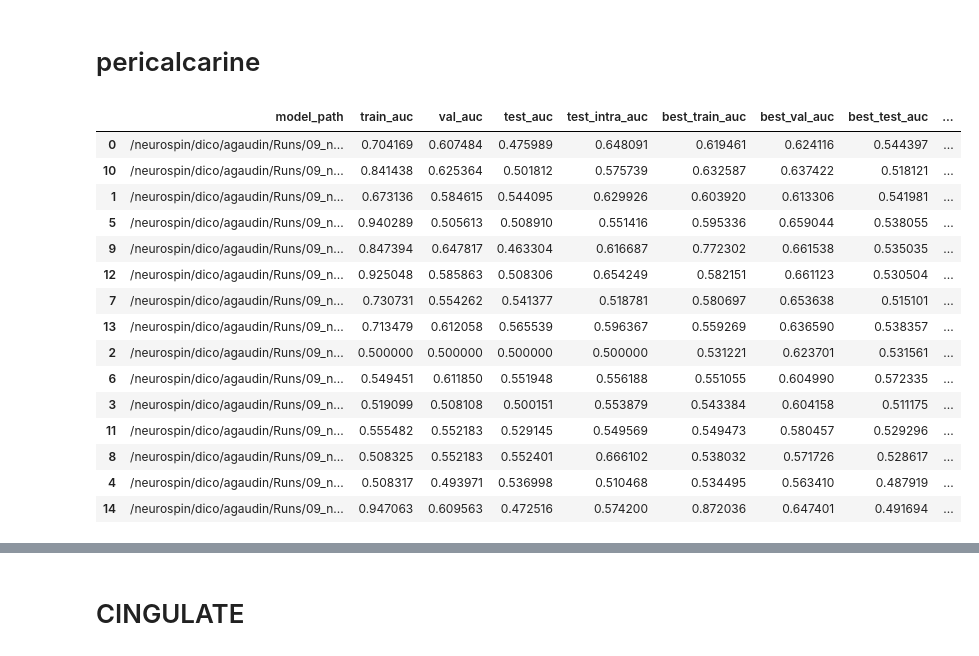
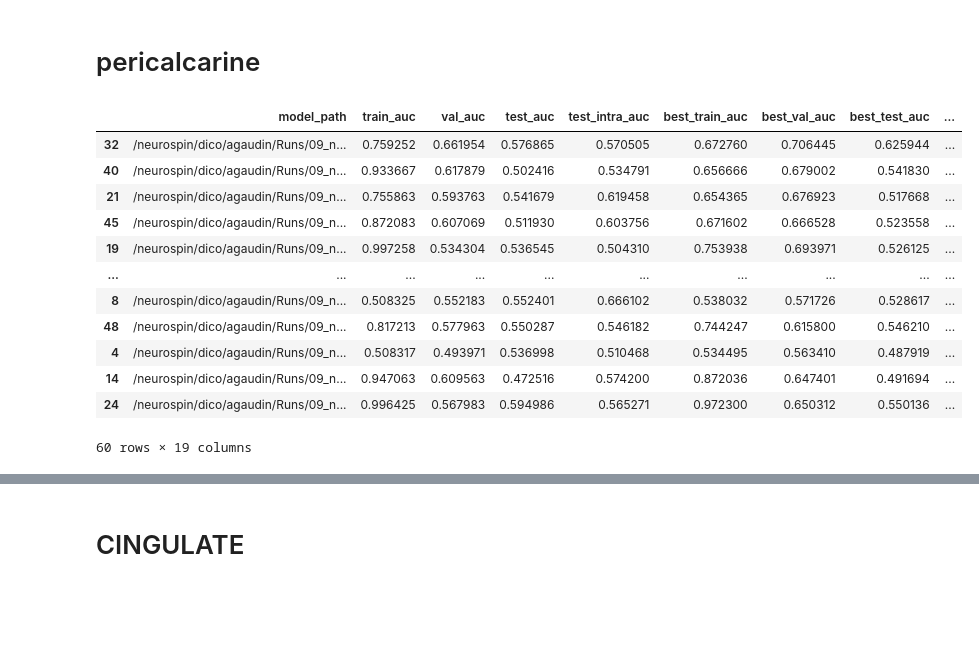
Before and after one commit to neurospin-projects/2023_agaudin_jchavas_folding_supervised, a Jupyter notebook: contrastive/notebooks/wandb_grid_searches/region_comparison.ipynb, the cells around one changed output, grey strips where cells are left out. Drawn from its saved outputs; the diff is of its cells as text; code cells hidden in the pictures; blank space fills up the shorter version.

Commit message:
Grid search

```diff
--- a/contrastive/notebooks/wandb_grid_searches/region_comparison.ipynb
+++ b/contrastive/notebooks/wandb_grid_searches/region_comparison.ipynb
@@ -3,3 +3,5 @@ import numpy as np
 import pandas as pd
 import matplotlib.pyplot as plt
 import seaborn as sns
+
+pd.set_option('display.max_rows', 20)
@@ -151,30 +161,22 @@ sns.histplot(bdd_sts, x='min_best_perf')
 # %% [markdown]
 # pericalcarine
 # %%
-bdd_pc = pd.read_csv("/neurospin/dico/agaudin/Runs/09_new_repo/Output/grid_searches/step2/pericalcarine/bdd_pericalcarine_both.csv", index_col=0)
+bdd_pc = pd.read_csv("/neurospin/dico/agaudin/Runs/09_new_repo/Output/grid_searches/step2/pericalcarine/bdd_pericalcarine.csv", index_col=0)
 
-bdd_pc['best_crit'] = gs_crit_full(bdd_pc)
-bdd_pc['min_best_perf'] = bdd_pc[['best_train_auc', 'best_val_auc', 'best_test_intra_auc', 'best_test_auc']].apply(min, axis=1)
-bdd_pc['min_best_intra'] = bdd_pc[['best_train_auc', 'best_val_auc', 'best_test_intra_auc']].apply(min, axis=1)
-
-# sort by criterion
-bdd_pc.sort_values(by='best_crit', inplace=True)
+preprocess_bdd(bdd_pc)
 
 bdd_pc
 # %% [output]
 |  | model_path | train_auc | val_auc | test_auc | test_intra_auc | best_train_auc | best_val_auc | best_test_auc | ... |
-| 0 | /neurospin/dico/agaudin/Runs/09_n... | 0.704169 | 0.607484 | 0.475989 | 0.648091 | 0.619461 | 0.624116 | 0.544397 | ... |
-| 10 | /neurospin/dico/agaudin/Runs/09_n... | 0.841438 | 0.625364 | 0.501812 | 0.575739 | 0.632587 | 0.637422 | 0.518121 | ... |
-| 1 | /neurospin/dico/agaudin/Runs/09_n... | 0.673136 | 0.584615 | 0.544095 | 0.629926 | 0.603920 | 0.613306 | 0.541981 | ... |
-| 5 | /neurospin/dico/agaudin/Runs/09_n... | 0.940289 | 0.505613 | 0.508910 | 0.551416 | 0.595336 | 0.659044 | 0.538055 | ... |
-| 9 | /neurospin/dico/agaudin/Runs/09_n... | 0.847394 | 0.647817 | 0.463304 | 0.616687 | 0.772302 | 0.661538 | 0.535035 | ... |
-| 12 | /neurospin/dico/agaudin/Runs/09_n... | 0.925048 | 0.585863 | 0.508306 | 0.654249 | 0.582151 | 0.661123 | 0.530504 | ... |
-| 7 | /neurospin/dico/agaudin/Runs/09_n... | 0.730731 | 0.554262 | 0.541377 | 0.518781 | 0.580697 | 0.653638 | 0.515101 | ... |
-| 13 | /neurospin/dico/agaudin/Runs/09_n... | 0.713479 | 0.612058 | 0.565539 | 0.596367 | 0.559269 | 0.636590 | 0.538357 | ... |
-| 2 | /neurospin/dico/agaudin/Runs/09_n... | 0.500000 | 0.500000 | 0.500000 | 0.500000 | 0.531221 | 0.623701 | 0.531561 | ... |
-| 6 | /neurospin/dico/agaudin/Runs/09_n... | 0.549451 | 0.611850 | 0.551948 | 0.556188 | 0.551055 | 0.604990 | 0.572335 | ... |
-| 3 | /neurospin/dico/agaudin/Runs/09_n... | 0.519099 | 0.508108 | 0.500151 | 0.553879 | 0.543384 | 0.604158 | 0.511175 | ... |
-| 11 | /neurospin/dico/agaudin/Runs/09_n... | 0.555482 | 0.552183 | 0.529145 | 0.549569 | 0.549473 | 0.580457 | 0.529296 | ... |
+| 32 | /neurospin/dico/agaudin/Runs/09_n... | 0.759252 | 0.661954 | 0.576865 | 0.570505 | 0.672760 | 0.706445 | 0.625944 | ... |
+| 40 | /neurospin/dico/agaudin/Runs/09_n... | 0.933667 | 0.617879 | 0.502416 | 0.534791 | 0.656666 | 0.679002 | 0.541830 | ... |
+| 21 | /neurospin/dico/agaudin/Runs/09_n... | 0.755863 | 0.593763 | 0.541679 | 0.619458 | 0.654365 | 0.676923 | 0.517668 | ... |
+| 45 | /neurospin/dico/agaudin/Runs/09_n... | 0.872083 | 0.607069 | 0.511930 | 0.603756 | 0.671602 | 0.666528 | 0.523558 | ... |
+| 19 | /neurospin/dico/agaudin/Runs/09_n... | 0.997258 | 0.534304 | 0.536545 | 0.504310 | 0.753938 | 0.693971 | 0.526125 | ... |
+| ... | ... | ... | ... | ... | ... | ... | ... | ... | ... |
 | 8 | /neurospin/dico/agaudin/Runs/09_n... | 0.508325 | 0.552183 | 0.552401 | 0.666102 | 0.538032 | 0.571726 | 0.528617 | ... |
+| 48 | /neurospin/dico/agaudin/Runs/09_n... | 0.817213 | 0.577963 | 0.550287 | 0.546182 | 0.744247 | 0.615800 | 0.546210 | ... |
 | 4 | /neurospin/dico/agaudin/Runs/09_n... | 0.508317 | 0.493971 | 0.536998 | 0.510468 | 0.534495 | 0.563410 | 0.487919 | ... |
 | 14 | /neurospin/dico/agaudin/Runs/09_n... | 0.947063 | 0.609563 | 0.472516 | 0.574200 | 0.872036 | 0.647401 | 0.491694 | ... |
+| 24 | /neurospin/dico/agaudin/Runs/09_n... | 0.996425 | 0.567983 | 0.594986 | 0.565271 | 0.972300 | 0.650312 | 0.550136 | ... |
+60 rows × 19 columns
```
Also changed, not shown: parts of 17 cells of this notebook, 7 other files.
